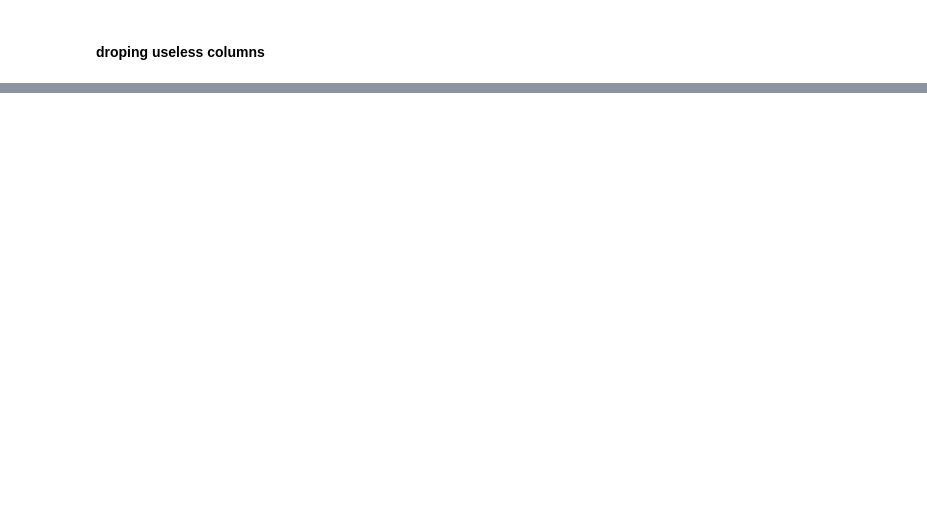
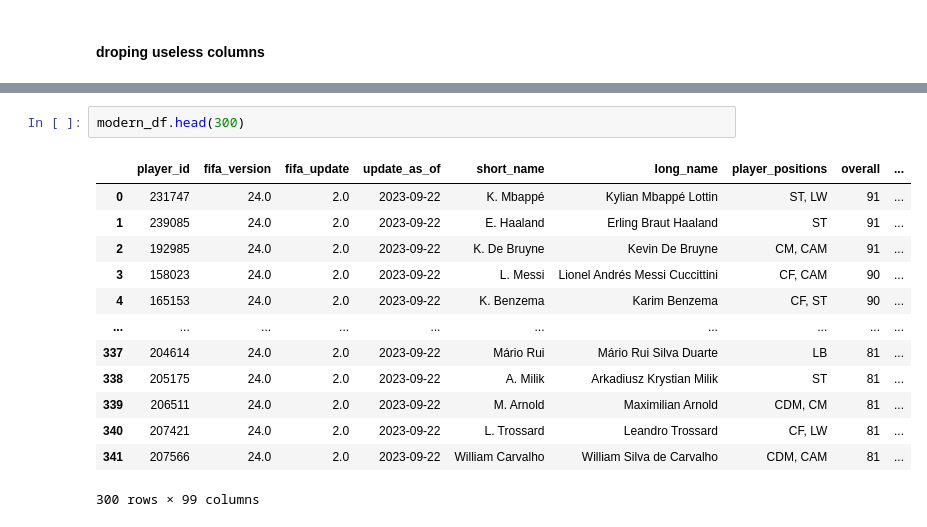
Before and after one commit to seusoid/FIFA_Player_Analytics, a Jupyter notebook: notebooks/01_Data_cleaning.ipynb, the cells around one changed output, grey strips where cells are left out. Cells and saved outputs as stored; diff of their text form; blank space fills up the shorter version.

```diff
--- a/notebooks/01_Data_cleaning.ipynb
+++ b/notebooks/01_Data_cleaning.ipynb
@@ -508,0 +498,16 @@ modern_df.shape
+# %%
+modern_df.head(300)
+# %% [output]
+|  | player_id | fifa_version | fifa_update | update_as_of | short_name | long_name | player_positions | overall | ... |
+| 0 | 231747 | 24.0 | 2.0 | 2023-09-22 | K. Mbappé | Kylian Mbappé Lottin | ST, LW | 91 | ... |
+| 1 | 239085 | 24.0 | 2.0 | 2023-09-22 | E. Haaland | Erling Braut Haaland | ST | 91 | ... |
+| 2 | 192985 | 24.0 | 2.0 | 2023-09-22 | K. De Bruyne | Kevin De Bruyne | CM, CAM | 91 | ... |
+| 3 | 158023 | 24.0 | 2.0 | 2023-09-22 | L. Messi | Lionel Andrés Messi Cuccittini | CF, CAM | 90 | ... |
+| 4 | 165153 | 24.0 | 2.0 | 2023-09-22 | K. Benzema | Karim Benzema | CF, ST | 90 | ... |
+| ... | ... | ... | ... | ... | ... | ... | ... | ... | ... |
+| 337 | 204614 | 24.0 | 2.0 | 2023-09-22 | Mário Rui | Mário Rui Silva Duarte | LB | 81 | ... |
+| 338 | 205175 | 24.0 | 2.0 | 2023-09-22 | A. Milik | Arkadiusz Krystian Milik | ST | 81 | ... |
+| 339 | 206511 | 24.0 | 2.0 | 2023-09-22 | M. Arnold | Maximilian Arnold | CDM, CM | 81 | ... |
+| 340 | 207421 | 24.0 | 2.0 | 2023-09-22 | L. Trossard | Leandro Trossard | CF, LW | 81 | ... |
+| 341 | 207566 | 24.0 | 2.0 | 2023-09-22 | William Carvalho | William Silva de Carvalho | CDM, CAM | 81 | ... |
+300 rows × 99 columns
```
Also changed, not shown: parts of 30 cells of this notebook.
